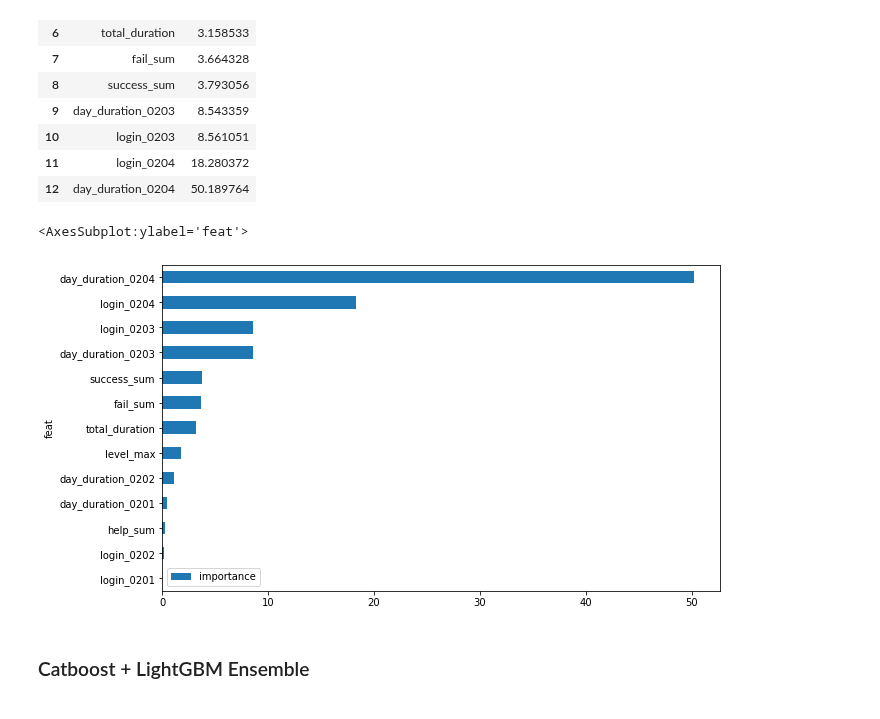
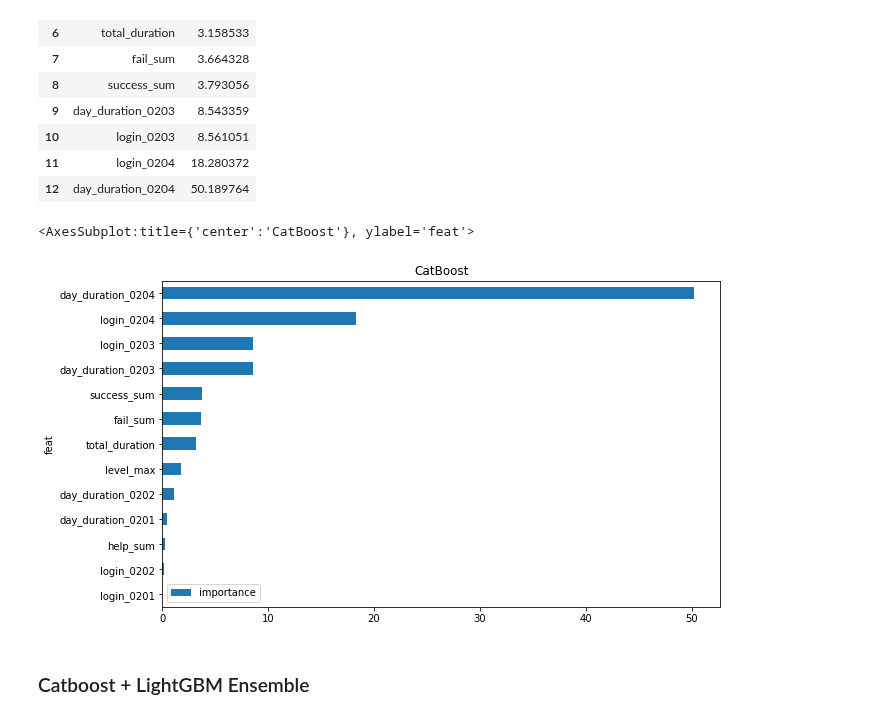
Before and after one commit to hotbaby/ml, a Jupyter notebook: Competitions/手游用户流失预测/Final.ipynb, the cells around one changed output. Cells and saved outputs as stored; diff of their text form; code cells hidden in the pictures.

```diff
--- a/Competitions/手游用户流失预测/Final.ipynb
+++ b/Competitions/手游用户流失预测/Final.ipynb
@@ -616,10 +606,10 @@ feat_importance
 | 11 | login_0204 | 18.280372 |
 | 12 | day_duration_0204 | 50.189764 |
 # %%
-feat_importance.plot.barh(x='feat', y='importance', figsize=(10, 6))
+feat_importance.plot.barh(x='feat', y='importance', figsize=(10, 6), title='CatBoost')
 # %% [output]
-<AxesSubplot:ylabel='feat'>
+<AxesSubplot:title={'center':'CatBoost'}, ylabel='feat'>
-[figure, old version]
+[figure, new version]
 # %% [markdown]
 ### Catboost + LightGBM Ensemble
 # %%
```
Also changed, not shown: parts of 3 cells of this notebook.
